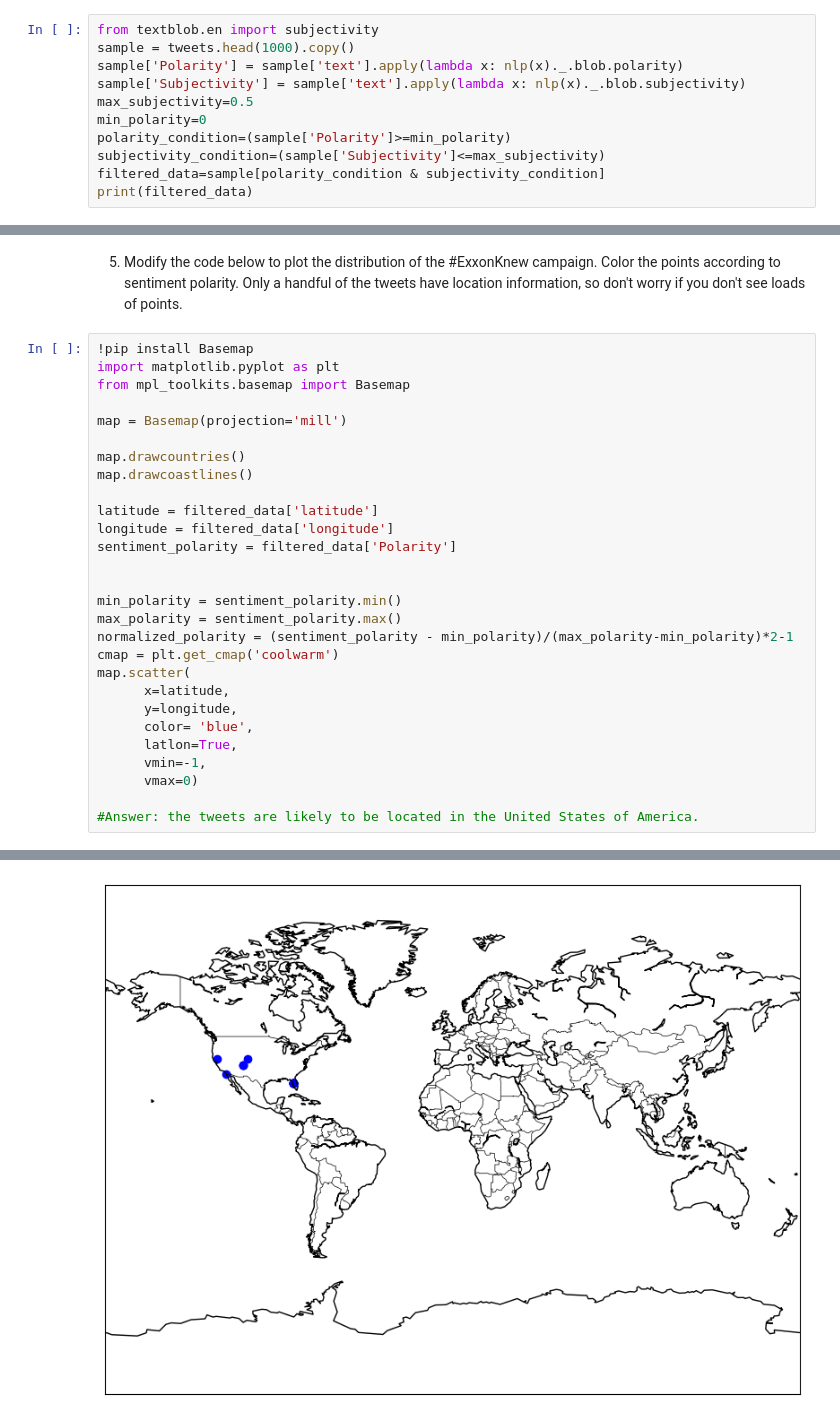
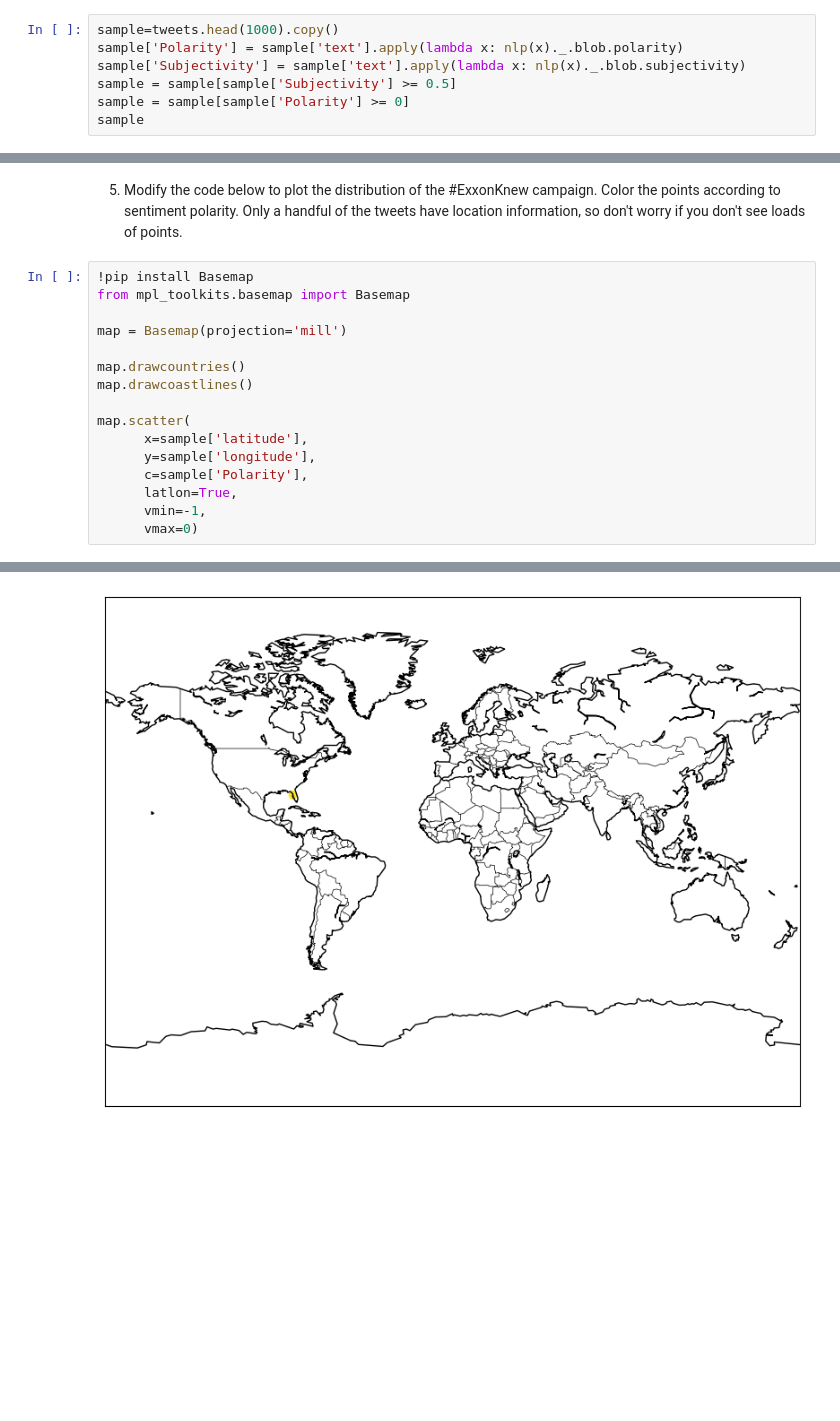
Before and after one commit to capucinelabouret/QM2, a Jupyter notebook: notebooks/W04. Natural Language Processing.ipynb, the cells around one changed output, grey strips where cells are left out. Drawn from its saved outputs; the diff is of its cells as text; blank space fills up the shorter version.

```diff
--- a/notebooks/W04. Natural Language Processing.ipynb
+++ b/notebooks/W04. Natural Language Processing.ipynb
@@ -628,14 +648,10 @@ In the code cell below:
 3. Create a column that contains the subjectivity score for each tweet.
 4. Filter the dataframe to discard tweets that are not subjective (subjectivity score < 0.5) *and* tweets that have negative sentiment (polarity score < 0).
 # %%
-from textblob.en import subjectivity
-sample = tweets.head(1000).copy()
+sample=tweets.head(1000).copy()
 sample['Polarity'] = sample['text'].apply(lambda x: nlp(x)._.blob.polarity)
 sample['Subjectivity'] = sample['text'].apply(lambda x: nlp(x)._.blob.subjectivity)
-max_subjectivity=0.5
-min_polarity=0
-polarity_condition=(sample['Polarity']>=min_polarity)
-subjectivity_condition=(sample['Subjectivity']<=max_subjectivity)
-filtered_data=sample[polarity_condition & subjectivity_condition]
-print(filtered_data)
+sample = sample[sample['Subjectivity'] >= 0.5]
+sample = sample[sample['Polarity'] >= 0]
+sample
 # %% [output]
@@ -660,51 +672,39 @@ print(filtered_data)
 5. Modify the code below to plot the distribution of the #ExxonKnew campaign. Color the points according to sentiment polarity. Only a handful of the tweets have location information, so don't worry if you don't see loads of points.
 # %%
 !pip install Basemap
-import matplotlib.pyplot as plt
 from mpl_toolkits.basemap import Basemap
 
 map = Basemap(projection='mill')
 
 map.drawcountries()
 map.drawcoastlines()
 
-latitude = filtered_data['latitude']
-longitude = filtered_data['longitude']
-sentiment_polarity = filtered_data['Polarity']
-
-
-min_polarity = sentiment_polarity.min()
-max_polarity = sentiment_polarity.max()
-normalized_polarity = (sentiment_polarity - min_polarity)/(max_polarity-min_polarity)*2-1
-cmap = plt.get_cmap('coolwarm')
 map.scatter(
-      x=latitude,
-      y=longitude,
-      color= 'blue',
+      x=sample['latitude'],
+      y=sample['longitude'],
+      c=sample['Polarity'],
       latlon=True,
       vmin=-1,
       vmax=0)
-
-#Answer: the tweets are likely to be located in the United States of America.
 # %% [output]
 Requirement already satisfied: Basemap in /usr/local/lib/python3.10/dist-packages (1.3.8)
 Requirement already satisfied: basemap-data<1.4,>=1.3.2 in /usr/local/lib/python3.10/dist-packages (from Basemap) (1.3.2)
 Requirement already satisfied: pyshp<2.4,>=1.2 in /usr/local/lib/python3.10/dist-packages (from Basemap) (2.3.1)
 Requirement already satisfied: matplotlib<3.8,>=1.5 in /usr/local/lib/python3.10/dist-packages (from Basemap) (3.7.1)
 Requirement already satisfied: pyproj<3.7.0,>=1.9.3 in /usr/local/lib/python3.10/dist-packages (from Basemap) (3.6.1)
 Requirement already satisfied: numpy<1.26,>=1.21 in /usr/local/lib/python3.10/dist-packages (from Basemap) (1.23.5)
 Requirement already satisfied: contourpy>=1.0.1 in /usr/local/lib/python3.10/dist-packages (from matplotlib<3.8,>=1.5->Basemap) (1.2.0)
 Requirement already satisfied: cycler>=0.10 in /usr/local/lib/python3.10/dist-packages (from matplotlib<3.8,>=1.5->Basemap) (0.12.1)
 Requirement already satisfied: fonttools>=4.22.0 in /usr/local/lib/python3.10/dist-packages (from matplotlib<3.8,>=1.5->Basemap) (4.46.0)
 Requirement already satisfied: kiwisolver>=1.0.1 in /usr/local/lib/python3.10/dist-packages (from matplotlib<3.8,>=1.5->Basemap) (1.4.5)
 Requirement already satisfied: packaging>=20.0 in /usr/local/lib/python3.10/dist-packages (from matplotlib<3.8,>=1.5->Basemap) (23.2)
 Requirement already satisfied: pillow>=6.2.0 in /usr/local/lib/python3.10/dist-packages (from matplotlib<3.8,>=1.5->Basemap) (9.4.0)
 Requirement already satisfied: pyparsing>=2.3.1 in /usr/local/lib/python3.10/dist-packages (from matplotlib<3.8,>=1.5->Basemap) (3.1.1)
 Requirement already satisfied: python-dateutil>=2.7 in /usr/local/lib/python3.10/dist-packages (from matplotlib<3.8,>=1.5->Basemap) (2.8.2)
 Requirement already satisfied: certifi in /usr/local/lib/python3.10/dist-packages (from pyproj<3.7.0,>=1.9.3->Basemap) (2023.11.17)
 Requirement already satisfied: six>=1.5 in /usr/local/lib/python3.10/dist-packages (from python-dateutil>=2.7->matplotlib<3.8,>=1.5->Basemap) (1.16.0)
 <matplotlib.collections.PathCollection at 0x...>
-[figure, old version]
+[figure, new version]
 # %% [markdown]
 *Question:* What country are these tweets located in?
 
```
Also changed, not shown: parts of 11 cells of this notebook.
